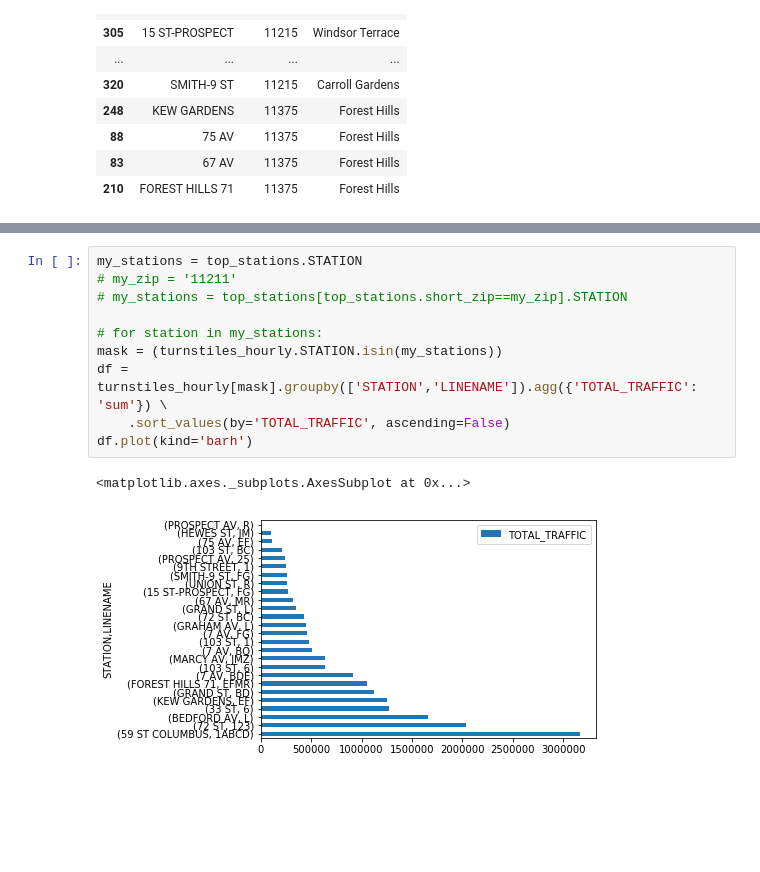
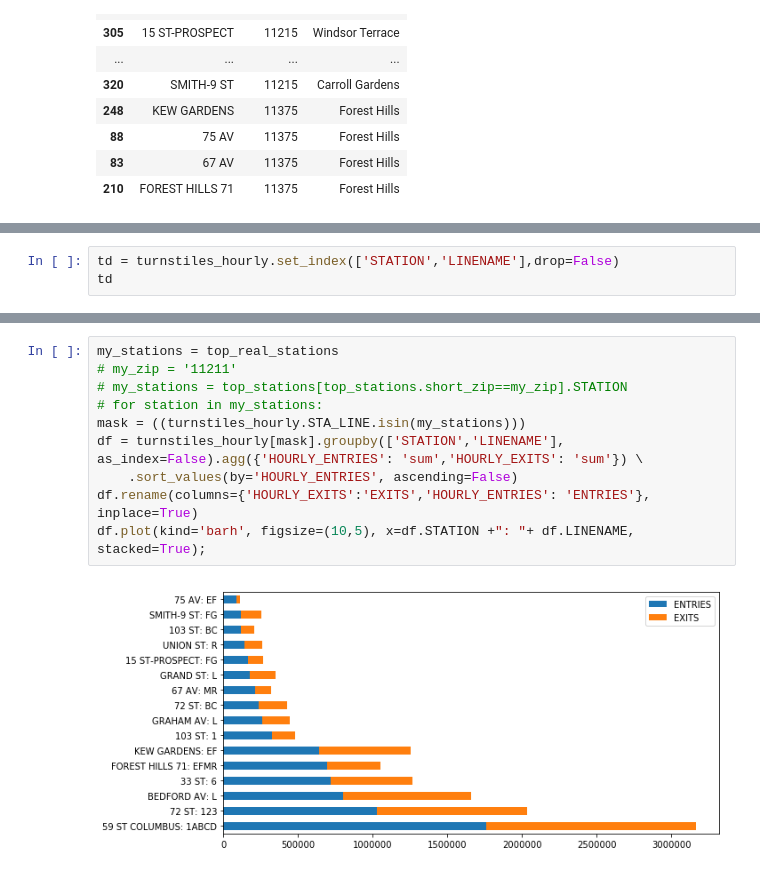
Before and after one commit to kandice4/benson3, a Jupyter notebook: Benson Project - CP.ipynb, the cells around one changed output, grey strips where cells are left out. Saved outputs shown, nothing was run; the diff lists cells and outputs as text; blank space fills up the shorter version.

```diff
--- a/Benson Project - CP.ipynb
+++ b/Benson Project - CP.ipynb
@@ -522,0 +546,3 @@ top_stations[['STATION','short_zip','neighborhood']].sort_values(by='short_zip')
+# %%
+td = turnstiles_hourly.set_index(['STATION','LINENAME'],drop=False)
+td
@@ -523,13 +569,12 @@ top_stations[['STATION','short_zip','neighborhood']].sort_values(by='short_zip')
 # %%
-my_stations = top_stations.STATION
+my_stations = top_real_stations
 # my_zip = '11211'
 # my_stations = top_stations[top_stations.short_zip==my_zip].STATION
-
 # for station in my_stations:
-mask = (turnstiles_hourly.STATION.isin(my_stations))
-df = turnstiles_hourly[mask].groupby(['STATION','LINENAME']).agg({'TOTAL_TRAFFIC': 'sum'}) \
-    .sort_values(by='TOTAL_TRAFFIC', ascending=False)
-df.plot(kind='barh')
+mask = ((turnstiles_hourly.STA_LINE.isin(my_stations)))
+df = turnstiles_hourly[mask].groupby(['STATION','LINENAME'], as_index=False).agg({'HOURLY_ENTRIES': 'sum','HOURLY_EXITS': 'sum'}) \
+    .sort_values(by='HOURLY_ENTRIES', ascending=False)
+df.rename(columns={'HOURLY_EXITS':'EXITS','HOURLY_ENTRIES': 'ENTRIES'}, inplace=True)
+df.plot(kind='barh', figsize=(10,5), x=df.STATION +": "+ df.LINENAME, stacked=True);
 # %% [output]
-<matplotlib.axes._subplots.AxesSubplot at 0x...>
-[figure, old version]
+[figure, new version]
```
Also changed, not shown: parts of 7 cells of this notebook.
